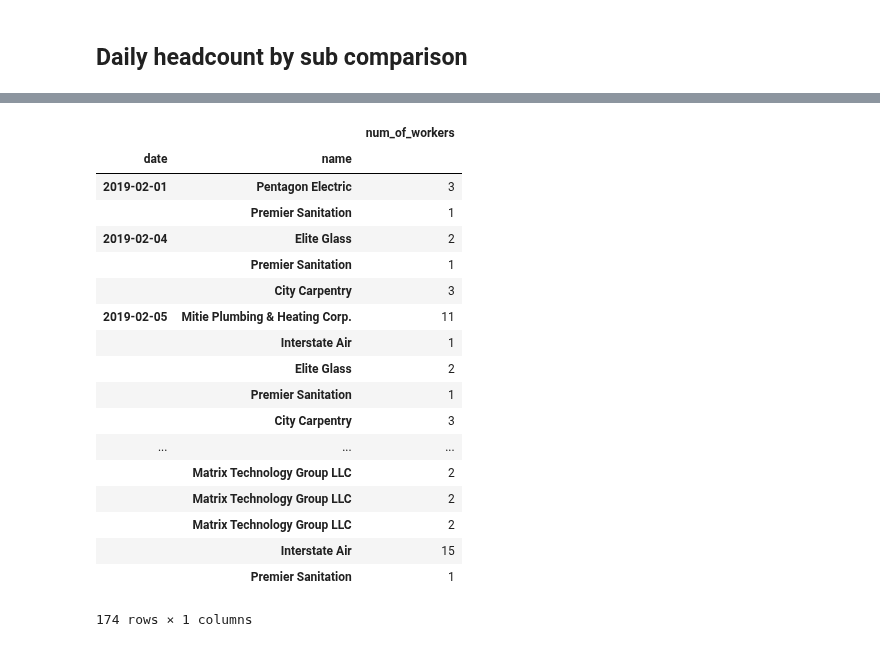
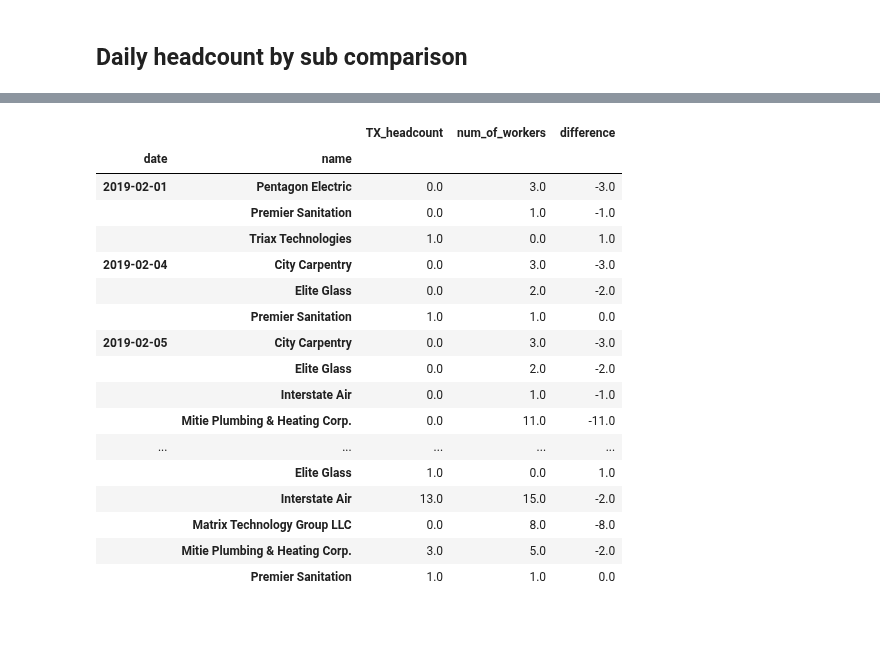
Before and after one commit to shihao-zhang/WW_HVAC_Complaints, a Jupyter notebook: Triax & FieldLens data comparison.ipynb, the cells around one changed output, grey strips where cells are left out. Saved outputs shown, nothing was run; the diff lists cells and outputs as text; code cells hidden in the pictures.

```diff
--- a/Triax & FieldLens data comparison.ipynb
+++ b/Triax & FieldLens data comparison.ipynb
@@ -2,6 +2,9 @@
 import pandas as pd
 import numpy as np
 import matplotlib.pyplot as plt
+import seaborn as sns
+%config InlineBackend.figure_format = 'svg'
+pd.set_option('display.max_rows', 500)
 # %% [markdown]
 # 1450 Broadway
 # %%
@@ -45,6 +78,9 @@ dataTX_DT = dataTX_DT.rename(index=str, columns={"index": "date", "Subcontractor
+# %%
+dataTX_DT = dataTX_DT.replace({"Contact Electric":"Contact Electric Corp.", "Mitie Plumbing and Heating Corp": "Mitie Plumbing & Heating Corp.", "Interstate  Air": "Interstate Air" })
 # %% [markdown]
 ## Daily headcount by sub comparison
 # %%
-dataTX_DT = dataTX_DT.set_index('date').sort_index()
-dataTX_DT = dataTX_DT.set_index('name', append=True)
-dataTX_DT
+dataTX_Daily = dataTX_DT.set_index('date').sort_index()
+dataTX_Daily = dataTX_Daily.set_index('name', append=True)
+
+dataFL_Daily = dataFL_DT.set_index('name', append=True)
@@ -71,23 +87,26 @@ dataTX_DT
-# %%
-dataFL_DT = dataFL_DT.set_index('name', append=True)
-dataFL_DT
-# %% [output]
-|  |  | num_of_workers |
-| date | name |  |
-| 2019-02-01 | Pentagon Electric | 3 |
-|  | Premier Sanitation | 1 |
-| 2019-02-04 | Elite Glass | 2 |
-|  | Premier Sanitation | 1 |
-|  | City Carpentry | 3 |
-| 2019-02-05 | Mitie Plumbing & Heating Corp. | 11 |
-|  | Interstate Air | 1 |
-|  | Elite Glass | 2 |
-|  | Premier Sanitation | 1 |
-|  | City Carpentry | 3 |
-| ... | ... | ... |
-|  | Matrix Technology Group LLC | 2 |
-|  | Matrix Technology Group LLC | 2 |
-|  | Matrix Technology Group LLC | 2 |
-|  | Interstate Air | 15 |
-|  | Premier Sanitation | 1 |
-174 rows × 1 columns
+# %%
+compare_daily = dataTX_Daily.join(dataFL_Daily, how='outer')
+compare_daily = compare_daily.groupby(level=['date','name']).sum()
+compare_daily = compare_daily.rename({'num_of_workers': 'FL_headcount'}, axis='index')
+
+compare_daily['difference'] = compare_daily['TX_headcount'] - compare_daily['num_of_workers']
+compare_daily
+# %% [output]
+|  |  | TX_headcount | num_of_workers | difference |
+| date | name |  |  |  |
+| 2019-02-01 | Pentagon Electric | 0.0 | 3.0 | -3.0 |
+|  | Premier Sanitation | 0.0 | 1.0 | -1.0 |
+|  | Triax Technologies | 1.0 | 0.0 | 1.0 |
+| 2019-02-04 | City Carpentry | 0.0 | 3.0 | -3.0 |
+|  | Elite Glass | 0.0 | 2.0 | -2.0 |
+|  | Premier Sanitation | 1.0 | 1.0 | 0.0 |
+| 2019-02-05 | City Carpentry | 0.0 | 3.0 | -3.0 |
+|  | Elite Glass | 0.0 | 2.0 | -2.0 |
+|  | Interstate Air | 0.0 | 1.0 | -1.0 |
+|  | Mitie Plumbing & Heating Corp. | 0.0 | 11.0 | -11.0 |
+| ... | ... | ... | ... | ... |
+|  | Elite Glass | 1.0 | 0.0 | 1.0 |
+|  | Interstate Air | 13.0 | 15.0 | -2.0 |
+|  | Matrix Technology Group LLC | 0.0 | 8.0 | -8.0 |
+|  | Mitie Plumbing & Heating Corp. | 3.0 | 5.0 | -2.0 |
+|  | Premier Sanitation | 1.0 | 1.0 | 0.0 |
```
Also changed, not shown: parts of 13 cells of this notebook.
